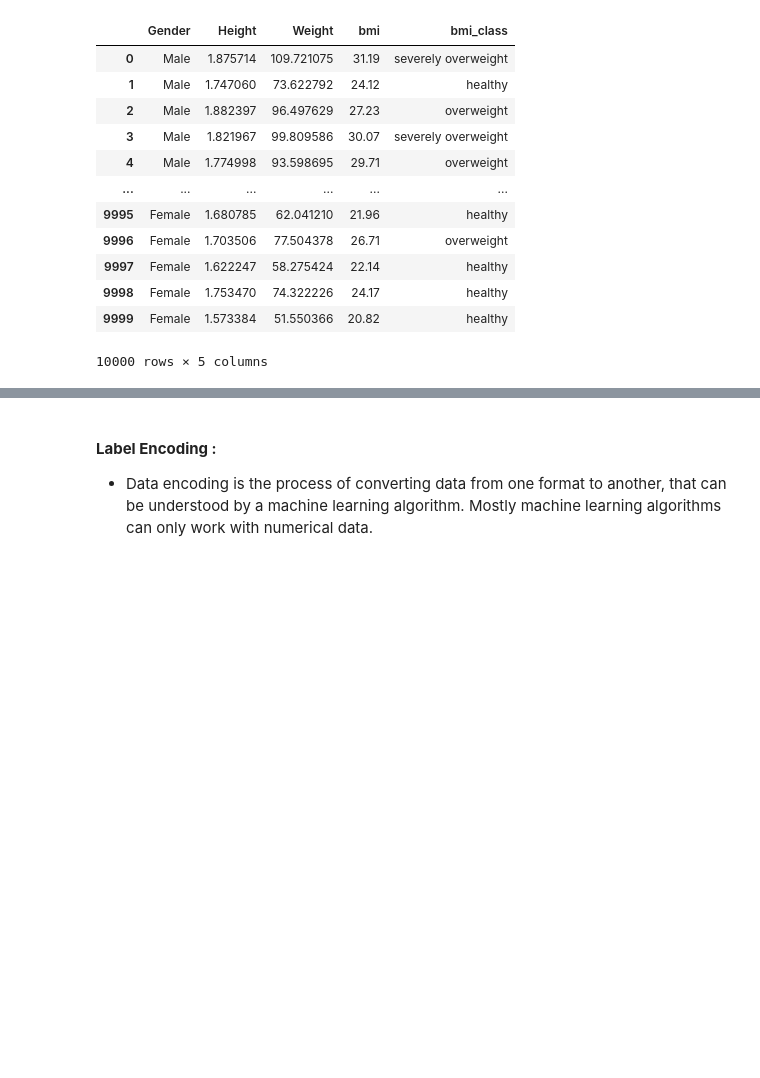
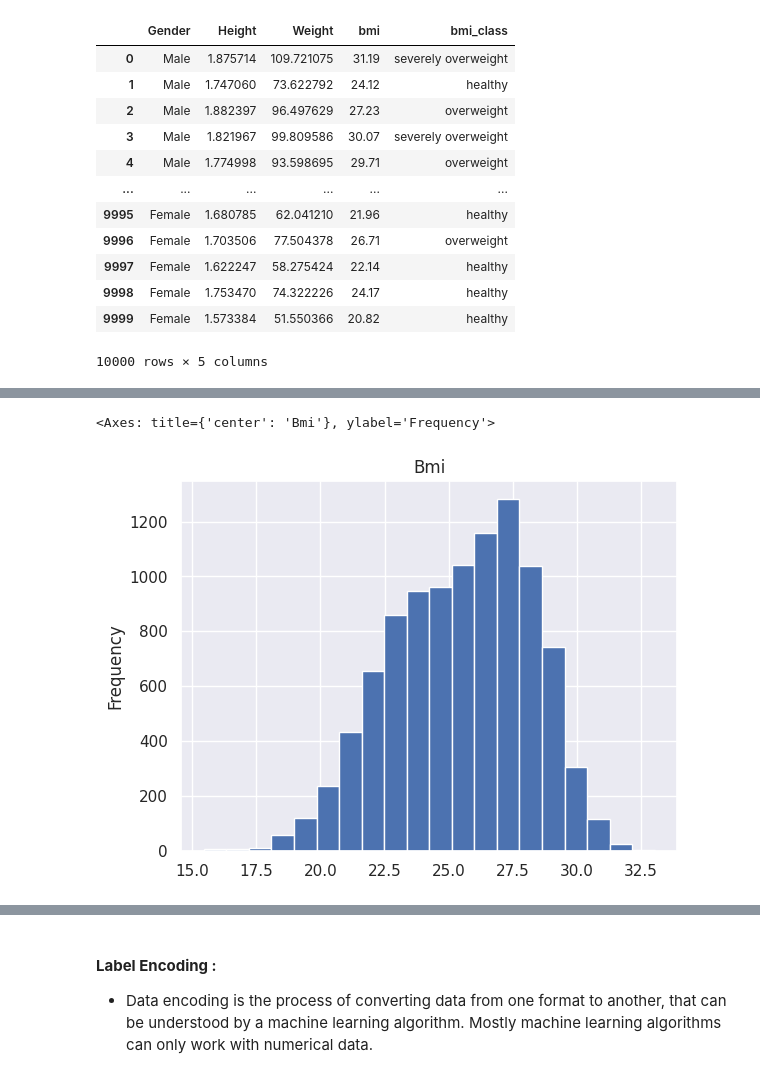
Before and after one commit to Ranjith5720/Classification_Models, a Jupyter notebook: Logistic_Regression.ipynb, the cells around one changed output, grey strips where cells are left out. Drawn from its saved outputs; the diff is of its cells as text; code cells hidden in the pictures; blank space fills up the shorter version.

```diff
--- a/Logistic_Regression.ipynb
+++ b/Logistic_Regression.ipynb
@@ -170,0 +187,7 @@ df_copy
+# %%
+# @title Bmi
+
+df1['bmi'].plot(kind='hist', bins=20, title='Bmi')
+# %% [output]
+<Axes: title={'center': 'Bmi'}, ylabel='Frequency'>
+[figure, added]
```
Also changed, not shown: parts of 46 cells of this notebook.
